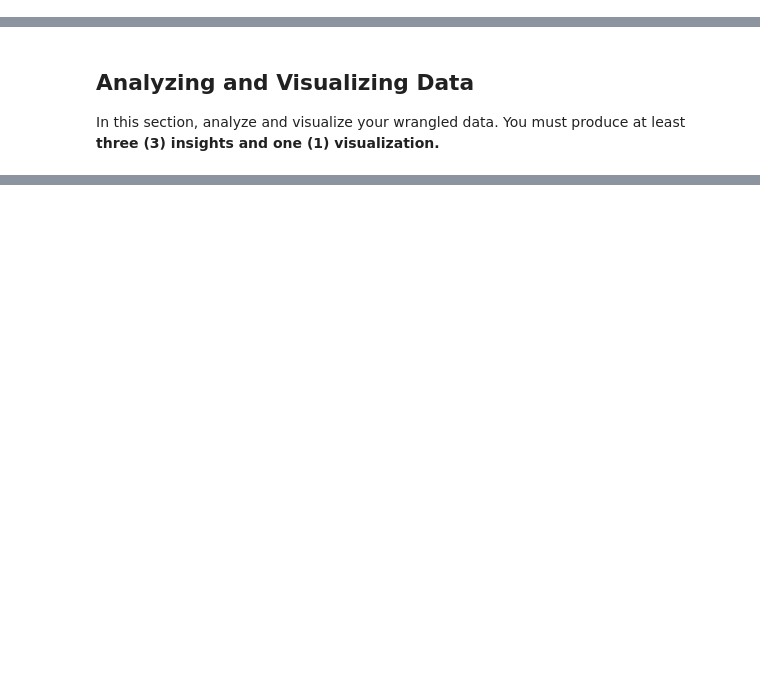
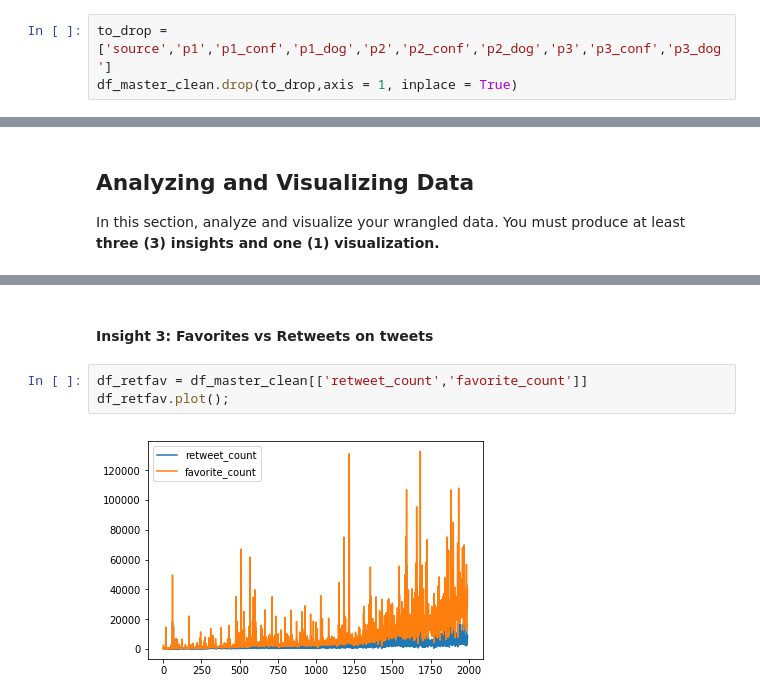
Before and after one commit to AOM98/Wrangle-And-Analyze-Data, a Jupyter notebook: wrangle_act.ipynb, the cells around one changed output, grey strips where cells are left out. Drawn from its saved outputs; the diff is of its cells as text; blank space fills up the shorter version.

```diff
--- a/wrangle_act.ipynb
+++ b/wrangle_act.ipynb
@@ -550,0 +897,3 @@ True
+# %%
+to_drop = ['source','p1','p1_conf','p1_dog','p2','p2_conf','p2_dog','p3','p3_conf','p3_dog']
+df_master_clean.drop(to_drop,axis = 1, inplace = True)
@@ -565,0 +1058,7 @@ In this section, analyze and visualize your wrangled data. You must produce at l
+# %% [markdown]
+#### Insight 3: Favorites vs Retweets on tweets
+# %%
+df_retfav = df_master_clean[['retweet_count','favorite_count']]
+df_retfav.plot();
+# %% [output]
+[figure, added]
```
Also changed, not shown: parts of 103 cells of this notebook.
